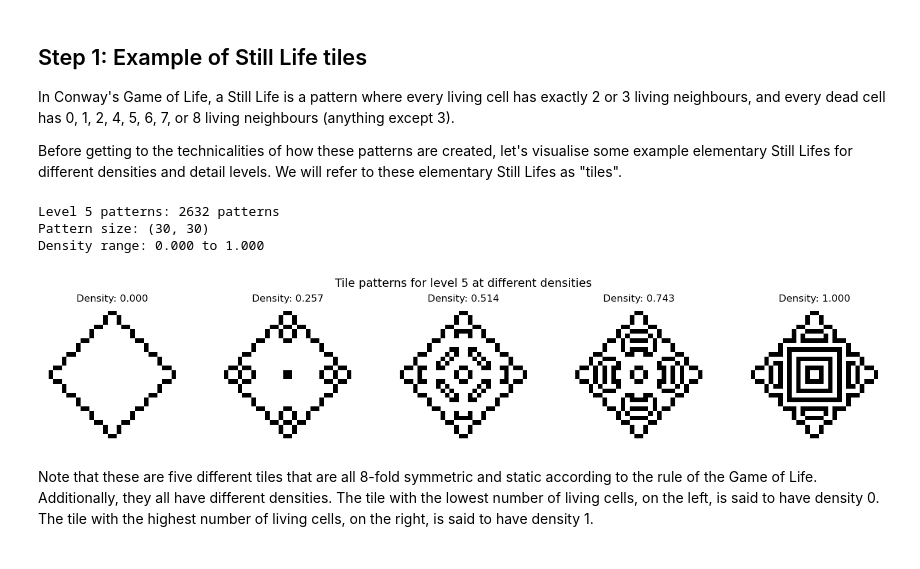
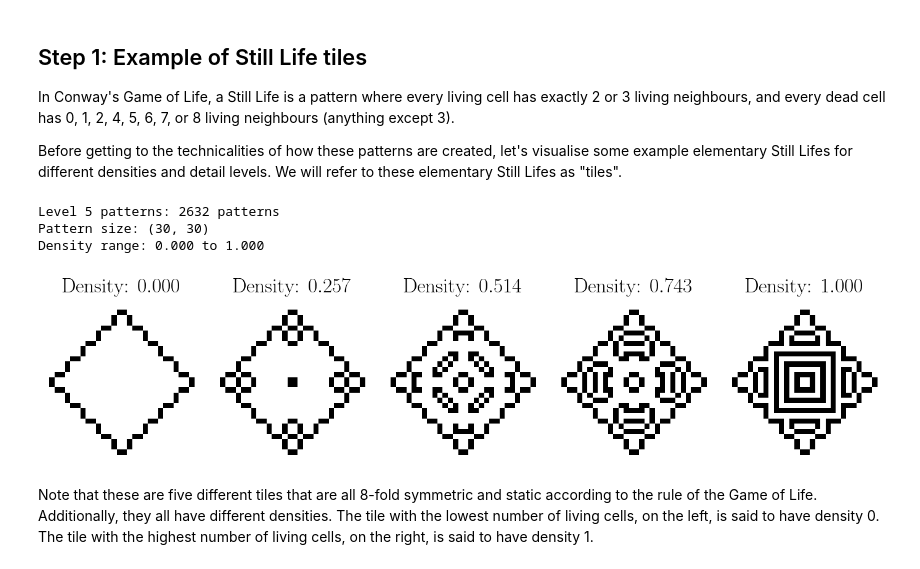
Before and after one commit to mrollier/game-of-life-mosaics, a Jupyter notebook: notebooks/tile_generation.ipynb, the cells around one changed output. Saved outputs shown, nothing was run; the diff lists cells and outputs as text; code cells hidden in the pictures.

```diff
--- a/notebooks/tile_generation.ipynb
+++ b/notebooks/tile_generation.ipynb
@@ -17,6 +17,16 @@ import matplotlib.pyplot as plt
 
 # Import gol_mosaics (installed with: pip install -e .)
 from gol_mosaics import PatternLibrary
+
+# Enable LaTeX and set Times New Roman as the font
+from matplotlib import rcParams
+rcParams.update({
+    "text.usetex": True,
+    "font.family": "serif",
+    "font.serif": ["Times New Roman"],
+    "figure.dpi": 100,
+    "savefig.dpi": 1200,
+})
 
 # Note: This notebook requires a Gurobi license
 # Academic licenses are free: https://www.gurobi.com/academia/
@@ -41,34 +53,38 @@ Before getting to the technicalities of how these patterns are created, let's vi
 # %%
 # Load pre-computed patterns
 level=5
 library = PatternLibrary.load(level=level)
 
 print(f"Level {level} patterns: {len(library.solutions)} patterns")
 print(f"Pattern size: {library.solutions.shape[1:]}")
 print(f"Density range: {library.densities.min():.3f} to {library.densities.max():.3f}")
 
 # Show patterns at different densities
-fig, axes = plt.subplots(1, 5, figsize=(15, 3))
+fig, axes = plt.subplots(1, 5, figsize=(14, 3))
+fontsize = 24
 densities_to_show = [0.0, 0.25, 0.5, 0.75, 1.0]
 
 for ax, target_density in zip(axes, densities_to_show):
     # Find pattern closest to target density
     idx = np.argmin(np.abs(library.densities - target_density))
     pattern = library.solutions[idx]
     actual_density = library.densities[idx]
 
     ax.imshow(pattern, cmap='binary', interpolation='nearest')
-    ax.set_title(f'Density: {actual_density:.3f}')
+    ax.set_title(fr'Density: ${{{actual_density:.3f}}}$', fontsize=fontsize, y=1.05)
     ax.axis('off')
 
-plt.suptitle(f'Tile patterns for level {level} at different densities', fontsize=14)
+# plt.suptitle(f'Tile patterns for level {level} at different densities', fontsize=fontsize+2, y=1.05)
 plt.tight_layout()
+
+plt.savefig(f'gol_mosaics_level_{level}_patterns.pdf', bbox_inches='tight')
+
 plt.show()
 # %% [output]
 Level 5 patterns: 2632 patterns
 Pattern size: (30, 30)
 Density range: 0.000 to 1.000
-[figure, old version]
+[figure, new version]
 # %% [markdown]
 Note that these are five different tiles that are all 8-fold symmetric and static according to the rule of the Game of Life. Additionally, they all have different densities. The tile with the lowest number of living cells, on the left, is said to have density 0. The tile with the highest number of living cells, on the right, is said to have density 1.
 # %% [markdown]
```
Also changed, not shown: parts of 4 cells of this notebook, 24 other files.
